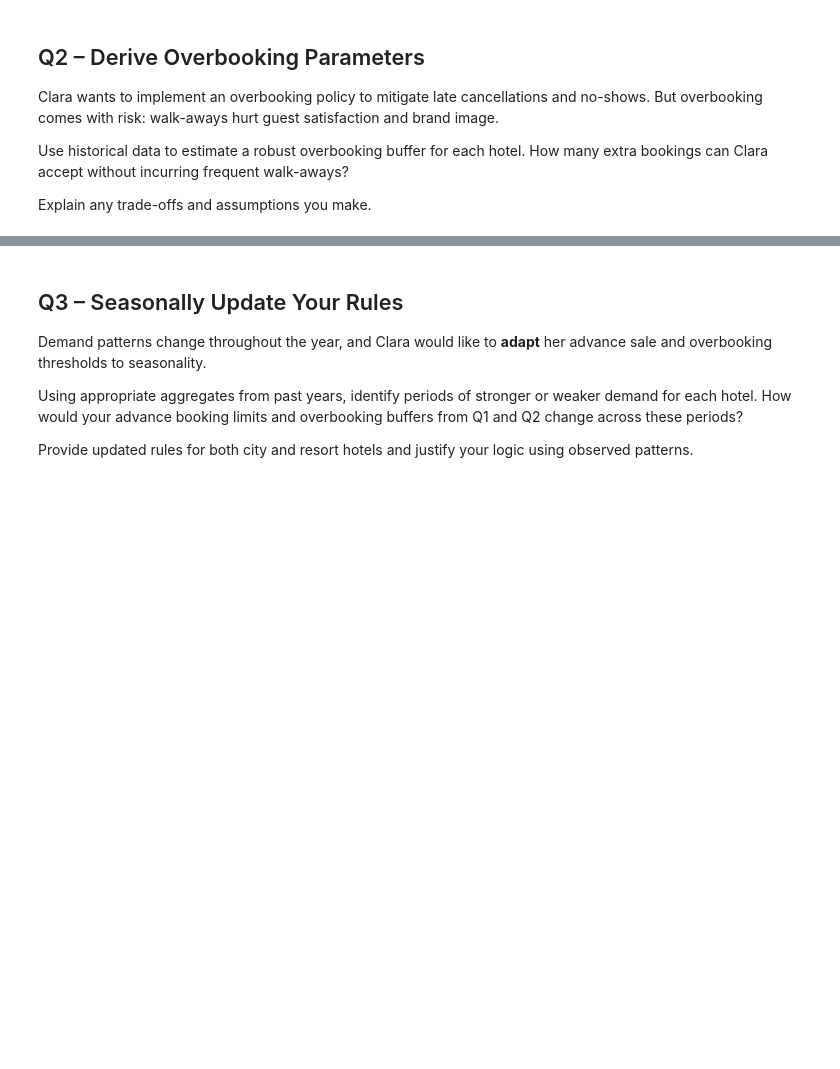
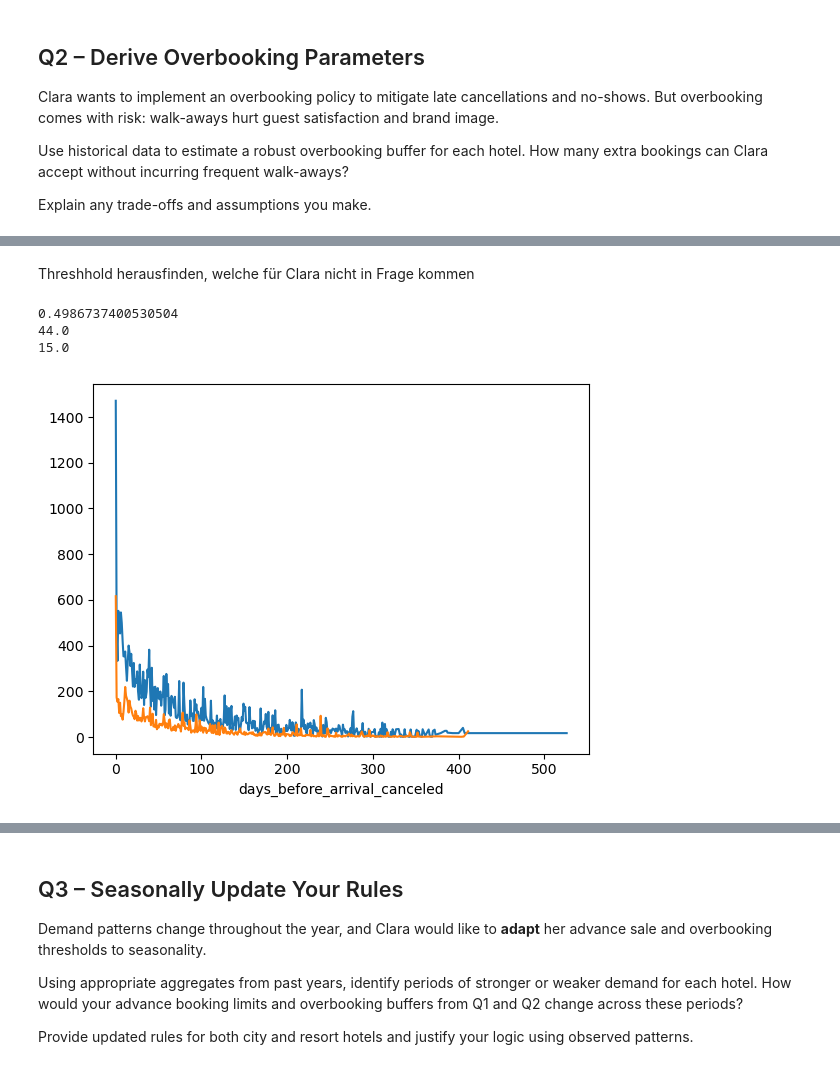
Before and after one commit to Omid-Sedighi-Mornani/case-study-template-revenue-management-Kilian-Jetschni-Omid-Sedighi-Mornani, a Jupyter notebook: solution.ipynb, the cells around one changed output, grey strips where cells are left out. Saved outputs shown, nothing was run; the diff lists cells and outputs as text; code cells hidden in the pictures; blank space fills up the shorter version.

```diff
--- a/solution.ipynb
+++ b/solution.ipynb
@@ -696,5 +646,9 @@ Use historical data to estimate a robust overbooking buffer for each hotel. How
 
 Explain any trade-offs and assumptions you make.
 # %%
-city_hotel = hotel_bookings[hotel_bookings["hotel"] == "City Hotel"]
-resort_hotel = hotel_bookings[hotel_bookings["hotel"] == "Resort Hotel"]
+ch_with_cancellations = hotel_bookings[hotel_bookings["hotel"] == "City Hotel"]
+rh_with_cancellations = hotel_bookings[hotel_bookings["hotel"] == "Resort Hotel"]
+
+# adding the arrival time as date string
+ch_with_cancellations = add_arrival_column(ch_with_cancellations)
+rh_with_cancellations = add_arrival_column(rh_with_cancellations)
@@ -713,0 +681,12 @@ print(no_show_city, no_show_resort)
+# %%
+def add_cancellation_delta_column(df: pd.DataFrame):
+    canceled_condition = df["is_canceled"] == 1
+    result = pd.Series(np.nan * len(df), index=df.index)
+
+    arrival_date = pd.to_datetime(df.loc[canceled_condition, "arrival"])
+    cancel_date = pd.to_datetime(df.loc[canceled_condition, "reservation_status_date"])
+    result.loc[canceled_condition] = (arrival_date - cancel_date).dt.days
+
+    df["days_before_arrival_canceled"] = result
+
+    return df
@@ -713,0 +722,2 @@ print(no_show_city, no_show_resort)
+# %% [markdown]
+Threshhold herausfinden, welche für Clara nicht in Frage kommen
@@ -713,0 +729,18 @@ print(no_show_city, no_show_resort)
+# %%
+frequency_cancellations_ch = calculate_days_before_arrival_canceled(
+    ch_with_cancellations
+)
+
+frequency_cancellations_rh = calculate_days_before_arrival_canceled(
+    rh_with_cancellations
+)
+frequency_cancellations_ch.plot()
+frequency_cancellations_rh.plot()
+print((frequency_cancellations_ch < 44).mean())
+print(frequency_cancellations_ch.quantile(0.5))
+print(frequency_cancellations_rh.quantile(0.5))
+# %% [output]
+0.4986737400530504
+44.0
+15.0
+[figure, added]
```
Also changed, not shown: parts of 32 cells of this notebook.
